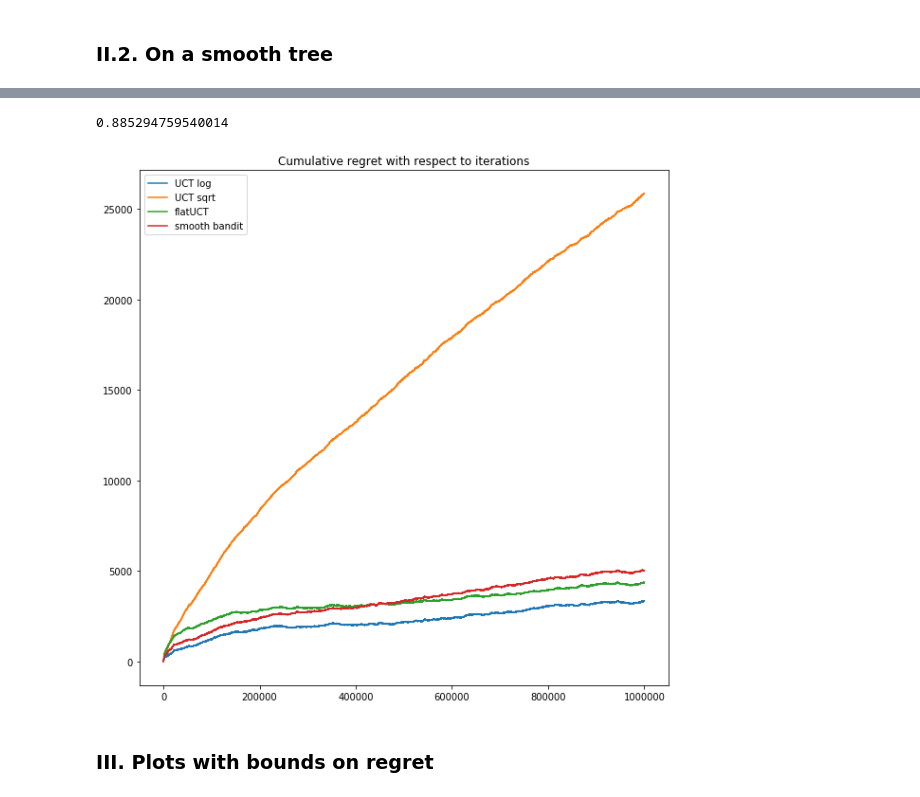
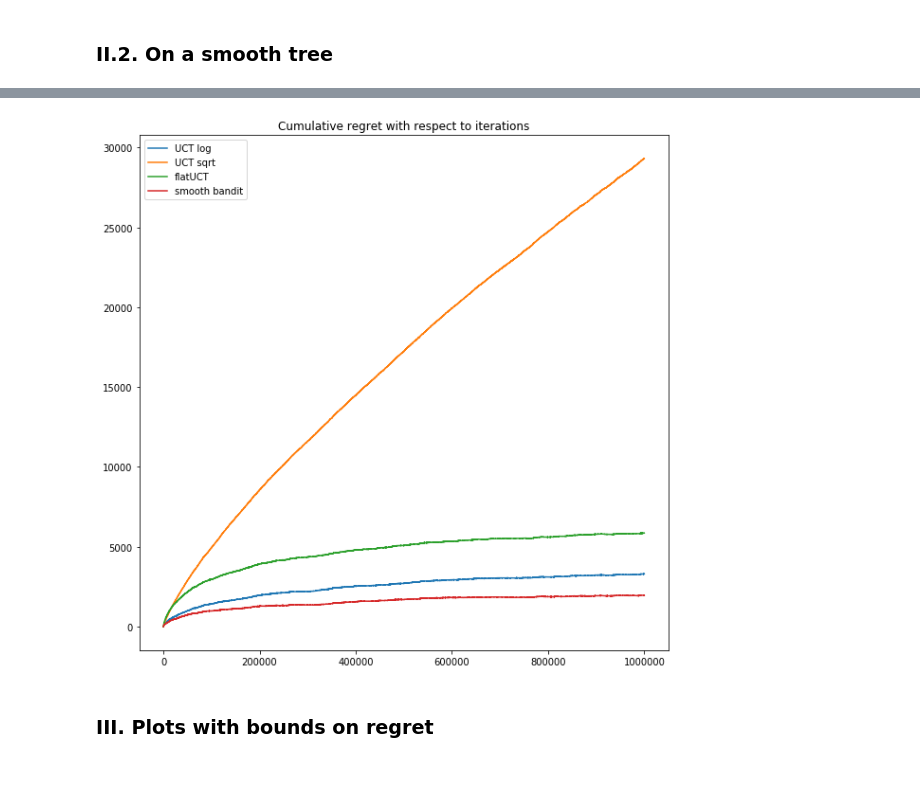
Before and after one commit to ClementGiron/Tree-bandits, a Jupyter notebook: TreeBandits.ipynb, the cells around one changed output, grey strips where cells are left out. Cells and saved outputs as stored; diff of their text form; code cells hidden in the pictures.

```diff
--- a/TreeBandits.ipynb
+++ b/TreeBandits.ipynb
@@ -516,15 +519,9 @@ NameError: name 'i' is not defined
 # %%
-cumR_list = [Rlist1, Rlist2, Rlist4, Rlist5]
-np.random.seed(0)
-root = Tree(0)
-root.build_smooth(D)
-best_arm_mean = root.find_best_arm()
-print(best_arm_mean)
+cumR_list = [Rlist1_mean, Rlist2_mean, Rlist4_mean, Rlist5_mean]
 legend = ['UCT log', 'UCT sqrt', 'flatUCT', 'smooth bandit']
-compare_regrets(cumR_list, best_arm_mean, legend)
+compare_regrets(cumR_list, legend)
 # %% [output]
-0.885294759540014
-[figure, old version]
+[figure, new version]
 # %% [markdown]
 ### III. Plots with bounds on regret
 # %%
```
Also changed, not shown: parts of 2 cells of this notebook.
